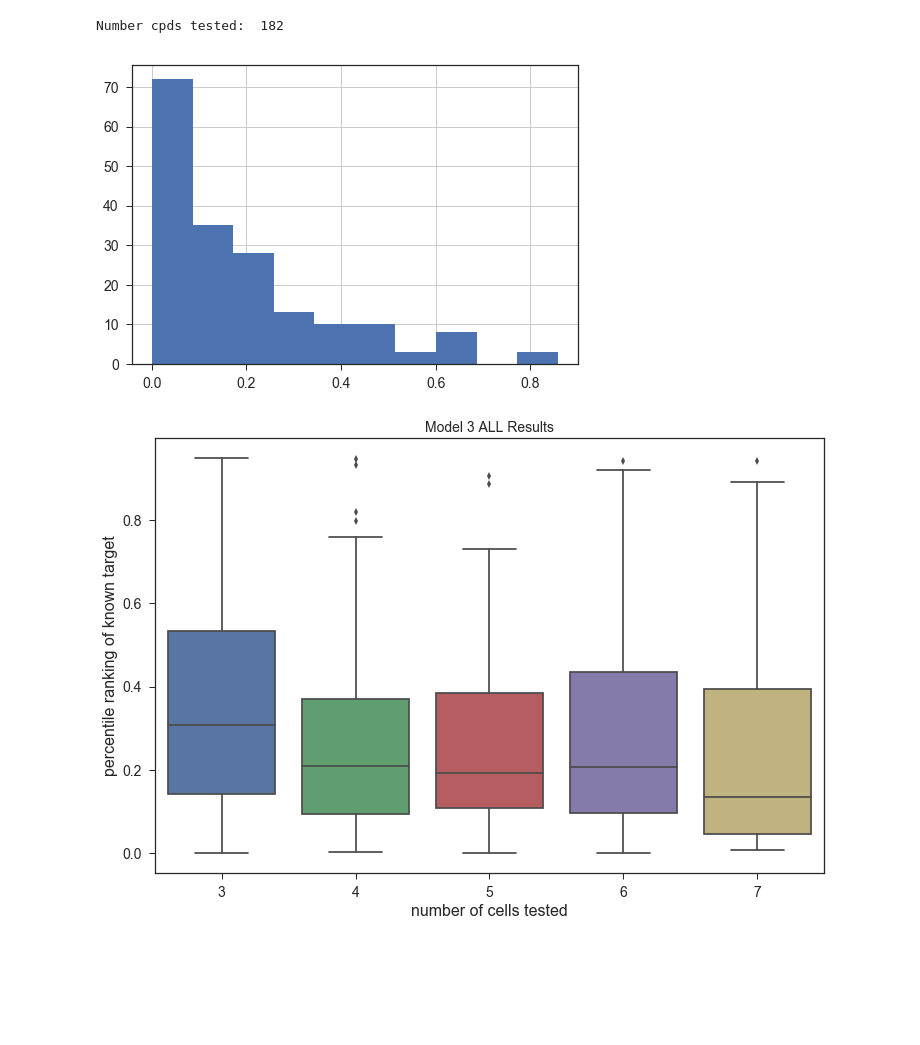
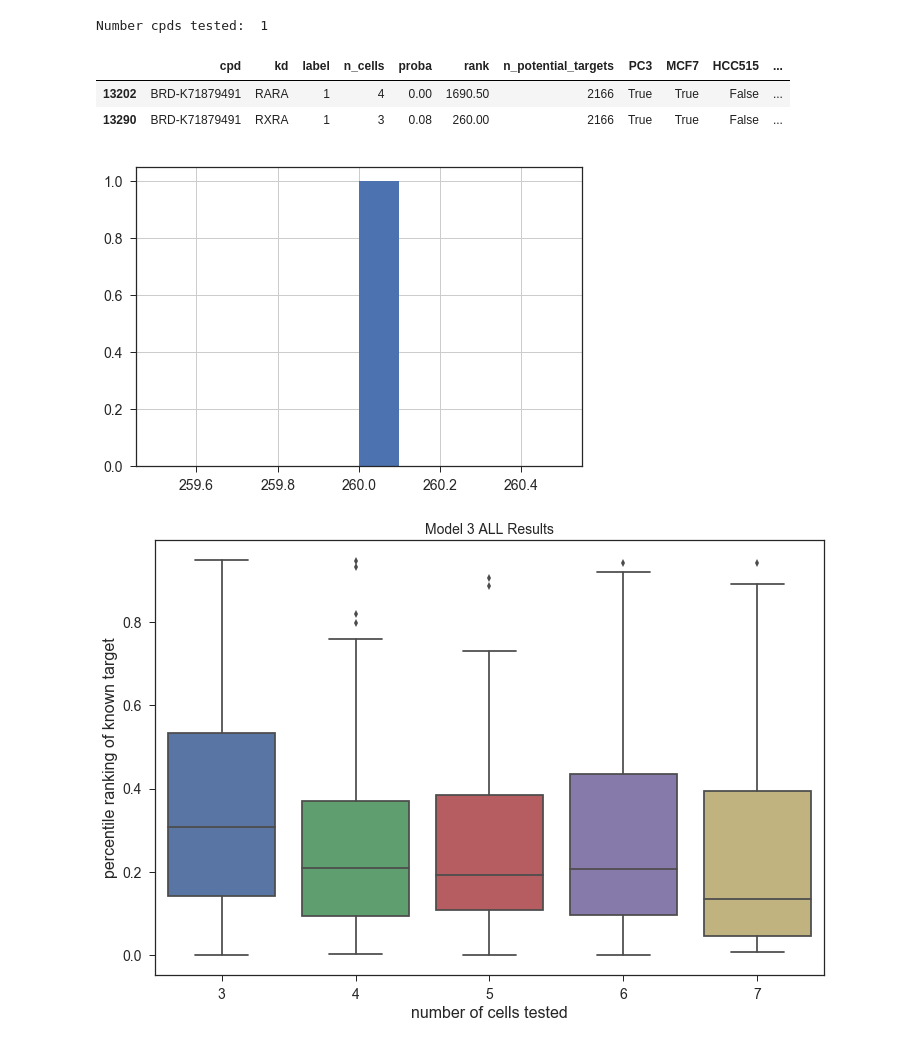
Before and after one commit to npabon/LINCS_target_prediction, a Jupyter notebook: LOOCV_analysis.ipynb, the cells around one changed output. Cells and saved outputs as stored; diff of their text form; code cells hidden in the pictures; blank space fills up the shorter version.

Commit message:
more exploratory analysis of LINCS data

```diff
--- a/LOOCV_analysis.ipynb
+++ b/LOOCV_analysis.ipynb
@@ -31,8 +36,8 @@ model_1_TOP_results.png
 # %%
-model_no = 3
+model_no = 5
 
 # Load LOOCV results
-loocv_result_df = pd.DataFrame.from_csv('results/loocv_results_min3_tree300_depth12_balanced.csv')
+loocv_result_df = pd.DataFrame.from_csv('results/loocv_results_min4_tree100_depth12_balanced.csv')
 print('Number cpds tested: ', len(loocv_result_df.cpd.unique()))
 
 # Count number of cells tested
@@ -42,7 +47,7 @@ loocv_result_df['n_cells'] = np.count_nonzero(cells_subdf, axis=1)
 # Calculate percentiles
 loocv_result_df['percentile'] = loocv_result_df['rank'] / loocv_result_df['n_potential_targets']
 # %% [output]
-Number cpds tested:  182
+Number cpds tested:  1
 # %%
 # Refine results to best ranking for each cpd
 loocv_top_result_df = pd.DataFrame(columns = loocv_result_df.columns)
@@ -68,11 +73,17 @@ cols = ['cpd',
         'A549',
         'HA1E',]
 loocv_top_result_df = loocv_top_result_df[cols]
+# %%
+loocv_result_df
+# %% [output]
+|  | cpd | kd | label | n_cells | proba | rank | n_potential_targets | PC3 | MCF7 | HCC515 | ... |
+| 13202 | BRD-K71879491 | RARA | 1 | 4 | 0.00 | 1690.50 | 2166 | True | True | False | ... |
+| 13290 | BRD-K71879491 | RXRA | 1 | 3 | 0.08 | 260.00 | 2166 | True | True | False | ... |
 # %%
-loocv_top_result_df.percentile.hist()
+loocv_top_result_df['rank'].hist()
 plt.show()
 # %% [output]
-[figure, old version]
+[figure, new version]
 # %%
 # Draw a boxplot to show rank by # cell lines tested
 fig = plt.figure(figsize=(12,8))
```
Also changed, not shown: parts of 2 cells of this notebook, 3 other files.
